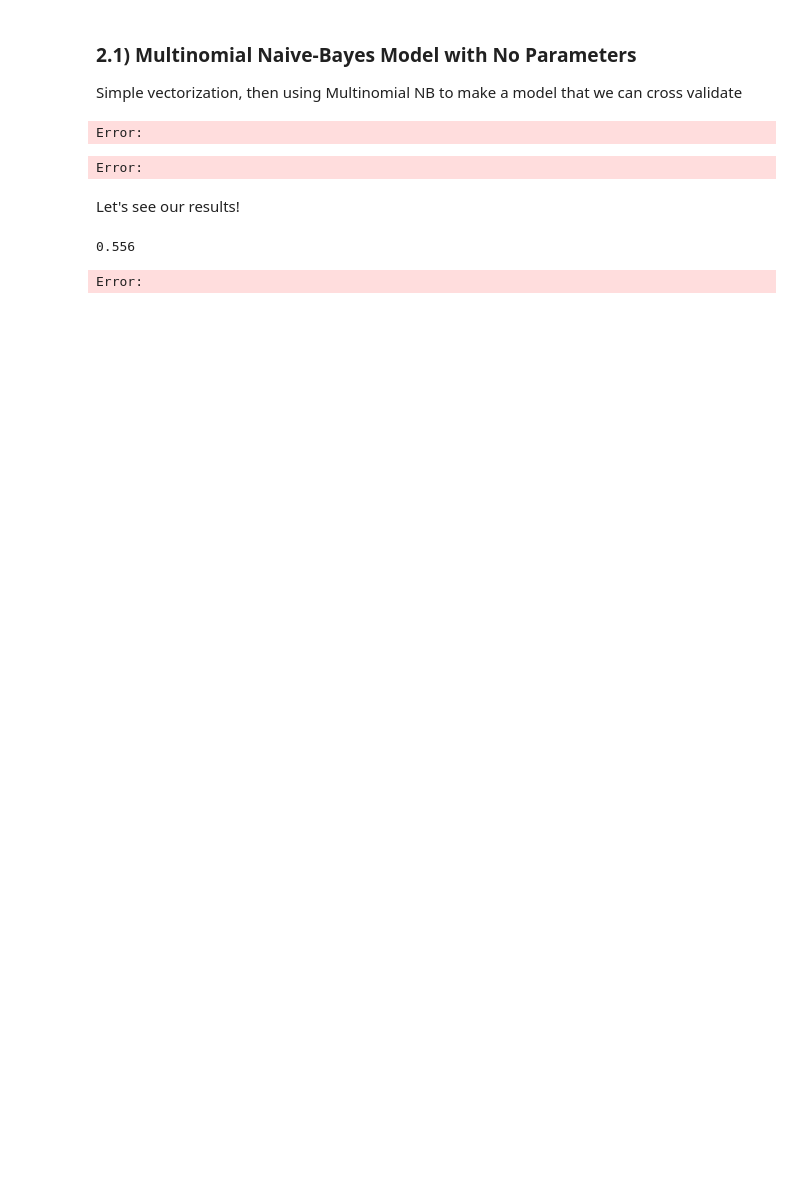
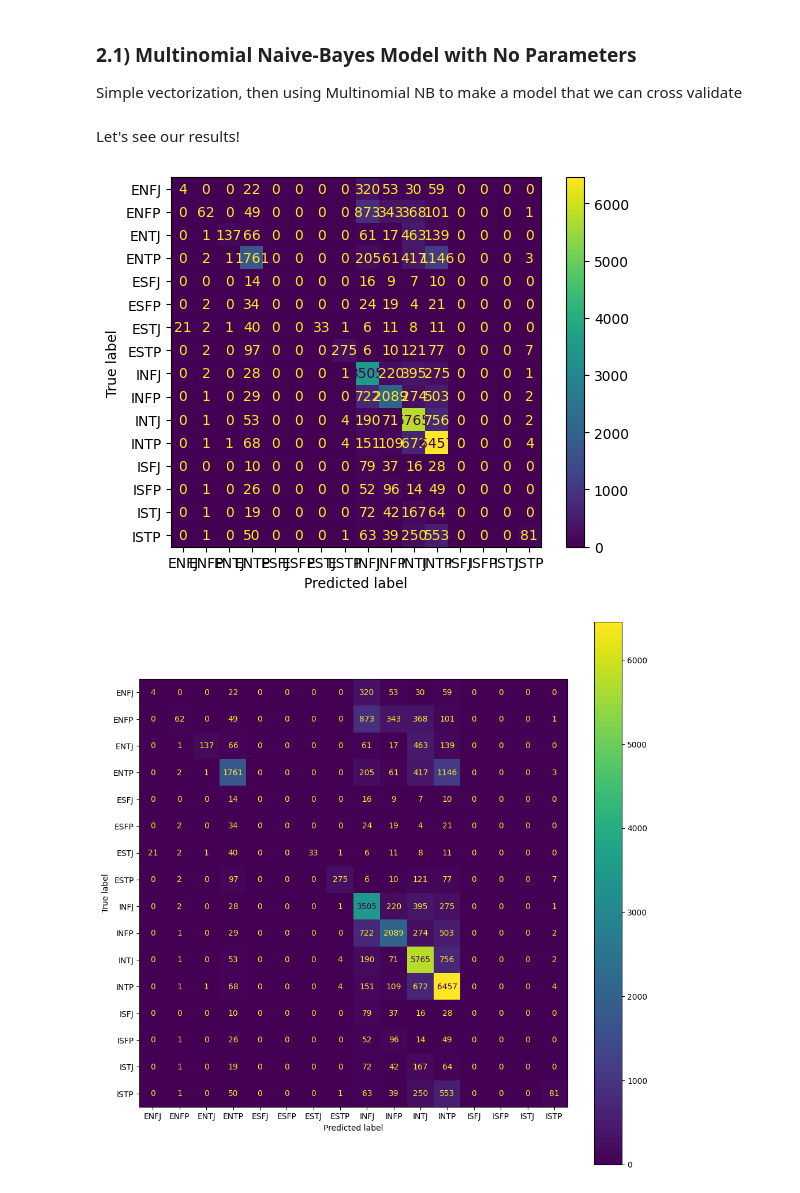
Before and after one commit to MattCarland/post2personality, a Jupyter notebook: baseline-model.ipynb, the cells around one changed output. Saved outputs shown, nothing was run; the diff lists cells and outputs as text; code cells hidden in the pictures; blank space fills up the shorter version.

Commit message:
Finished Baseline Models

```diff
--- a/baseline-model.ipynb
+++ b/baseline-model.ipynb
@@ -112,6 +91,6 @@ data.head()
 # %%
 X = data['posts']
-y = data['target_type_encoded']
+y = data['type']
 # %%
 from sklearn.model_selection import train_test_split
 
@@ -125,24 +105,19 @@ Simple vectorization, then using Multinomial NB to make a model that we can cros
 # %%
 from sklearn.feature_extraction.text import CountVectorizer
 from sklearn.naive_bayes import MultinomialNB
-from sklearn.model_selection import cross_validate, cross_val_predict
-from sklearn.metrics import confusion_matrix
+from sklearn.model_selection import cross_val_predict
 
 
-count_vectorizer = CountVectorizer()
-X_bow_train = count_vectorizer.fit_transform(X_train)
-X_bow_test = count_vectorizer.fit_transform(X_test)
+## Fitting a Model (of our choice) by function
+def BaselineModel(X_train, X_test, y_train, model_selection):
+    count_vectorizer = CountVectorizer()
+    X_bow_train = count_vectorizer.fit_transform(X_train)
+    X_bow_test = count_vectorizer.fit_transform(X_test)
 
-model_nb = MultinomialNB()
+    model_nb = model_selection
 
-model_nb.fit(X_bow_train, y_train)
+    model_nb.fit(X_bow_train, y_train)
 
-# cv_results = cross_validate(model_nb, X_bow_test, y_test, scoring = ['f1_weighted'])
+    return model_nb, X_bow_test
 
-
-y_pred = cross_val_predict(model_nb, X_bow_train, y_train)
-
-confusion = confusion_matrix(y_test, y_pred)
+model, X_bow_test = BaselineModel(X_train, X_test, y_train, MultinomialNB())
-# %% [output]
-Error:
-Error:
@@ -151,9 +124,23 @@ print(confusion)
 # %% [markdown]
 Let's see our results!
-# %%
-import numpy as np
-np.round(cv_results['test_f1_weighted'].mean(), 3)
-# cv_results
-# %% [output]
-0.556
-Error:
+# %%
+from sklearn.metrics import confusion_matrix, ConfusionMatrixDisplay, classification_report
+
+
+## Showcasing results in an intuitive and also a quantitative way
+def BaselinePrediction(model, X_bow_test, y_test):
+    y_pred = cross_val_predict(model_nb, X_bow_test, y_test, cv = 10)
+
+    confusion = confusion_matrix(y_test, y_pred)
+    cmp = ConfusionMatrixDisplay.from_predictions(y_test, y_pred)
+
+    fig, ax = plt.subplots(figsize=(10,10))
+    plt.tight_layout()
+    cmp.plot(ax=ax)
+    plt.show()
+    print(classification_report(y_test, y_pred))
+
+BaselinePrediction(model = model, X_bow_test = X_bow_test, y_test = y_test)
+# %% [output]
+[figure, added]
+[figure, added]
```
Also changed, not shown: parts of 33 cells of this notebook.
